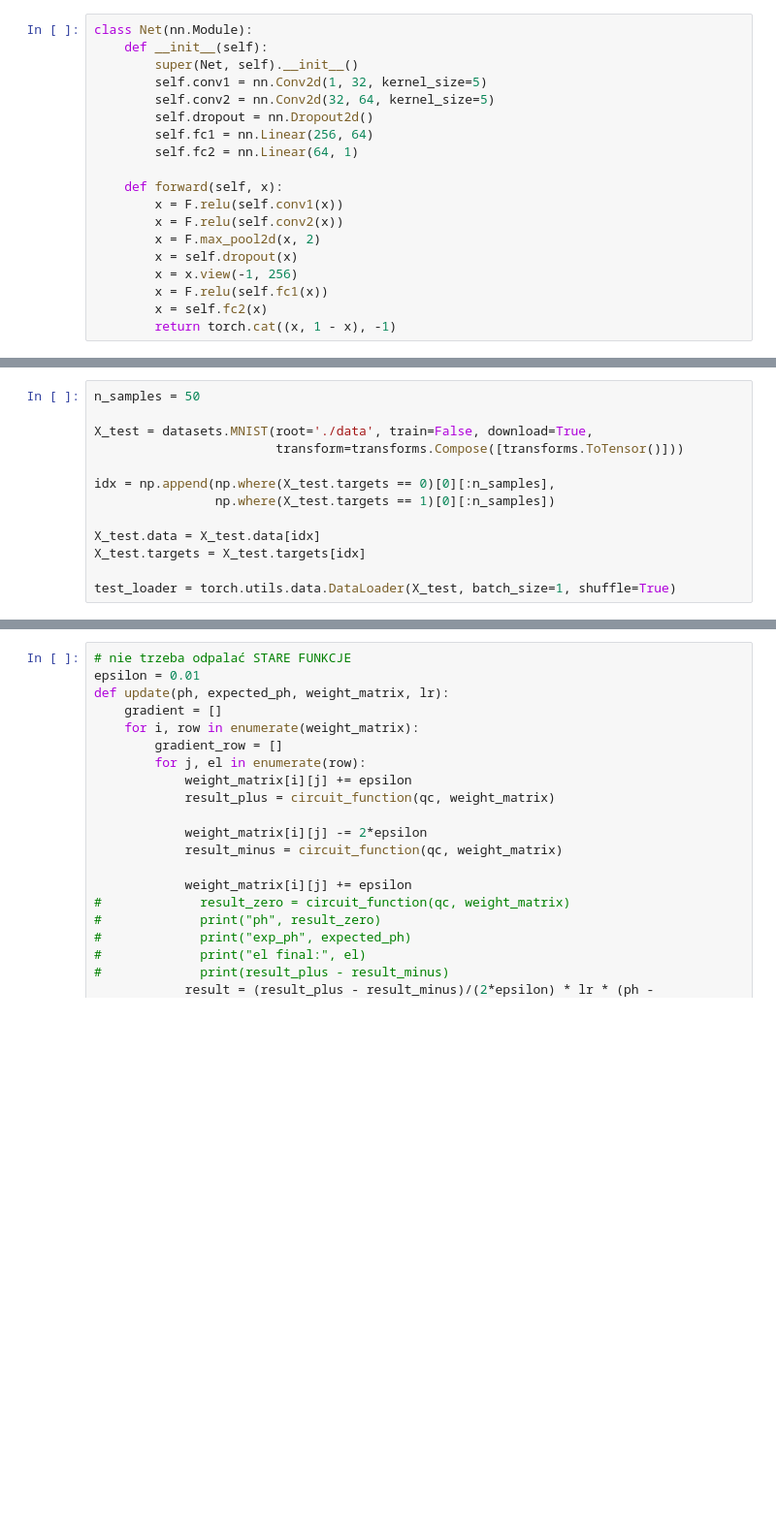
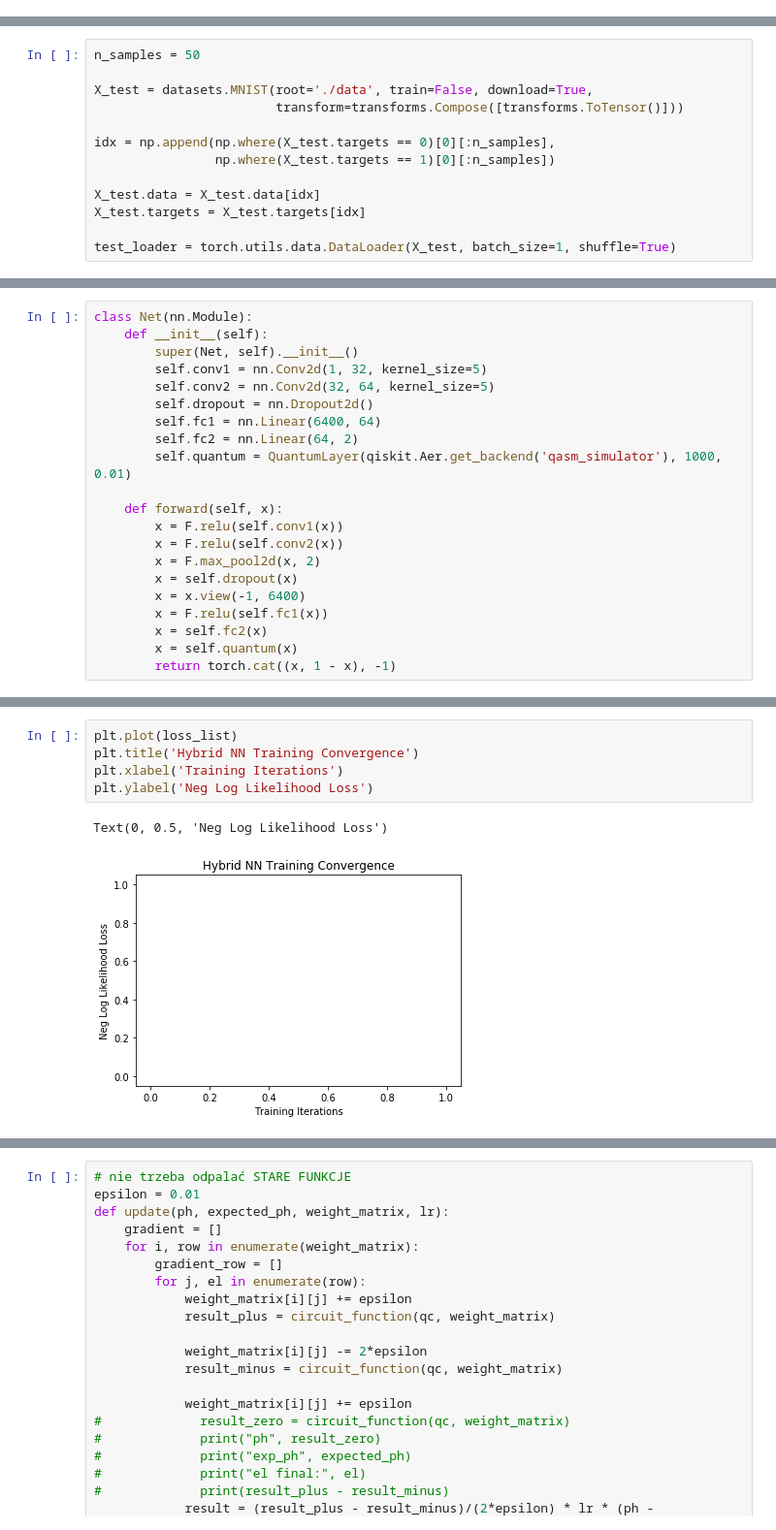
Before and after one commit to mareksubocz/QRBM, a Jupyter notebook: PyTorch_Hybrid_Model-cleaner code.ipynb, the cells around one changed output, grey strips where cells are left out. Shown at 97% size. Saved outputs shown, nothing was run; the diff lists cells and outputs as text; blank space fills up the shorter version.

Commit message:
data sizes fixed, work on quantum layer in progress

```diff
--- a/PyTorch_Hybrid_Model-cleaner code.ipynb
+++ b/PyTorch_Hybrid_Model-cleaner code.ipynb
@@ -209,19 +57,0 @@ IndentationError: unexpected indent (<ipython-input-38-4c133da272bc>, line 22)
-# %%
-class Net(nn.Module):
-    def __init__(self):
-        super(Net, self).__init__()
-        self.conv1 = nn.Conv2d(1, 32, kernel_size=5)
-        self.conv2 = nn.Conv2d(32, 64, kernel_size=5)
-        self.dropout = nn.Dropout2d()
-        self.fc1 = nn.Linear(256, 64)
-        self.fc2 = nn.Linear(64, 1)
-
-    def forward(self, x):
-        x = F.relu(self.conv1(x))
-        x = F.relu(self.conv2(x))
-        x = F.max_pool2d(x, 2)
-        x = self.dropout(x)
-        x = x.view(-1, 256)
-        x = F.relu(self.fc1(x))
-        x = self.fc2(x)
-        return torch.cat((x, 1 - x), -1)
@@ -274,3 +266,24 @@ test_loader = torch.utils.data.DataLoader(X_test, batch_size=1, shuffle=True)
+# %%
+class Net(nn.Module):
+    def __init__(self):
+        super(Net, self).__init__()
+        self.conv1 = nn.Conv2d(1, 32, kernel_size=5)
+        self.conv2 = nn.Conv2d(32, 64, kernel_size=5)
+        self.dropout = nn.Dropout2d()
+        self.fc1 = nn.Linear(6400, 64)
+        self.fc2 = nn.Linear(64, 2)
+        self.quantum = QuantumLayer(qiskit.Aer.get_backend('qasm_simulator'), 1000, 0.01)
+
+    def forward(self, x):
+        x = F.relu(self.conv1(x))
+        x = F.relu(self.conv2(x))
+        x = F.max_pool2d(x, 2)
+        x = self.dropout(x)
+        x = x.view(-1, 6400)
+        x = F.relu(self.fc1(x))
+        x = self.fc2(x)
+        x = self.quantum(x)
+        return torch.cat((x, 1 - x), -1)
 # %%
 # trenowanie modelu
 
@@ -305,0 +324,8 @@ ValueError: Expected input batch_size (25) to match target batch_size (1).
+# %%
+plt.plot(loss_list)
+plt.title('Hybrid NN Training Convergence')
+plt.xlabel('Training Iterations')
+plt.ylabel('Neg Log Likelihood Loss')
+# %% [output]
+Text(0, 0.5, 'Neg Log Likelihood Loss')
+[figure, added]
```
Also changed, not shown: parts of 11 cells of this notebook.
